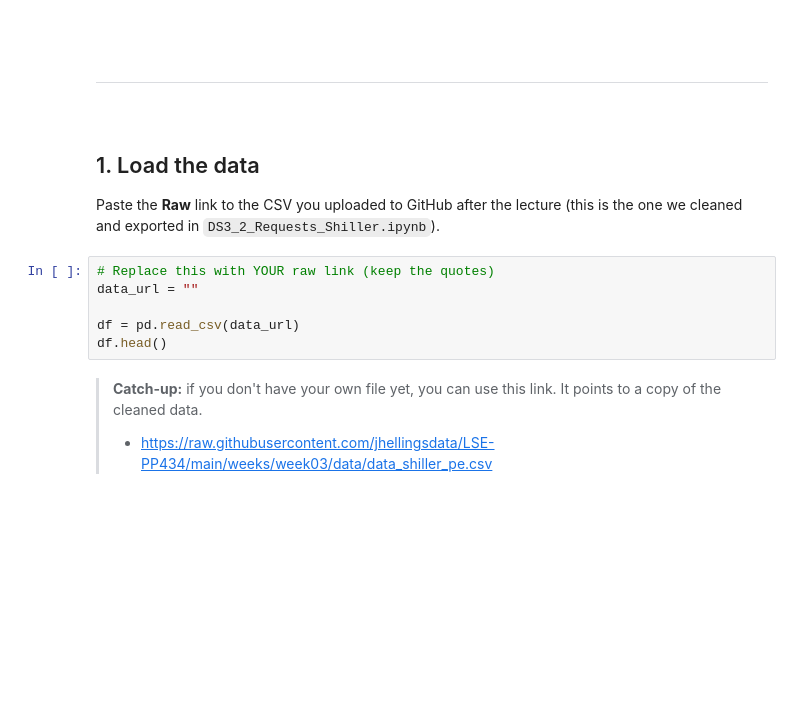
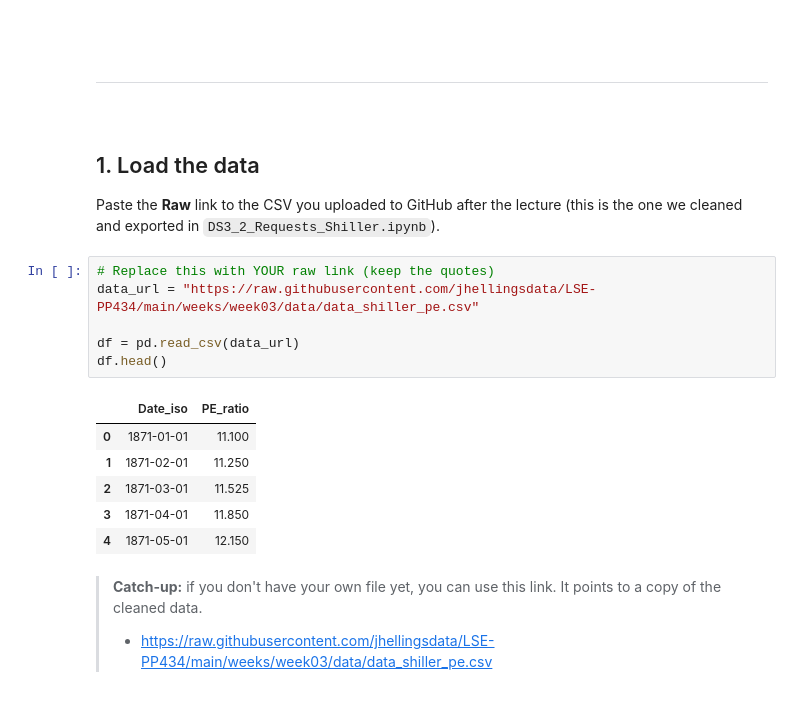
Before and after one commit to honeykyo/honeykyo.github.io, a Jupyter notebook: DS3_3_Altair_Shiller.ipynb, the cells around one changed output. Saved outputs shown, nothing was run; the diff lists cells and outputs as text; blank space fills up the shorter version.

```diff
--- a/DS3_3_Altair_Shiller.ipynb
+++ b/DS3_3_Altair_Shiller.ipynb
@@ -30,10 +32,17 @@ import altair as alt
 Paste the **Raw** link to the CSV you uploaded to GitHub after the lecture (this is the one we cleaned and exported in `DS3_2_Requests_Shiller.ipynb`).
 # %%
 # Replace this with YOUR raw link (keep the quotes)
-data_url = ""
+data_url = "https://raw.githubusercontent.com/jhellingsdata/LSE-PP434/main/weeks/week03/data/data_shiller_pe.csv"
 
 df = pd.read_csv(data_url)
 df.head()
+# %% [output]
+|  | Date_iso | PE_ratio |
+| 0 | 1871-01-01 | 11.100 |
+| 1 | 1871-02-01 | 11.250 |
+| 2 | 1871-03-01 | 11.525 |
+| 3 | 1871-04-01 | 11.850 |
+| 4 | 1871-05-01 | 12.150 |
 # %% [markdown]
 > **Catch-up:** if you don't have your own file yet, you can use this link. It points to a copy of the cleaned data.
 > - https://raw.githubusercontent.com/jhellingsdata/LSE-PP434/main/weeks/week03/data/data_shiller_pe.csv
```
Also changed, not shown: parts of 10 cells of this notebook.
